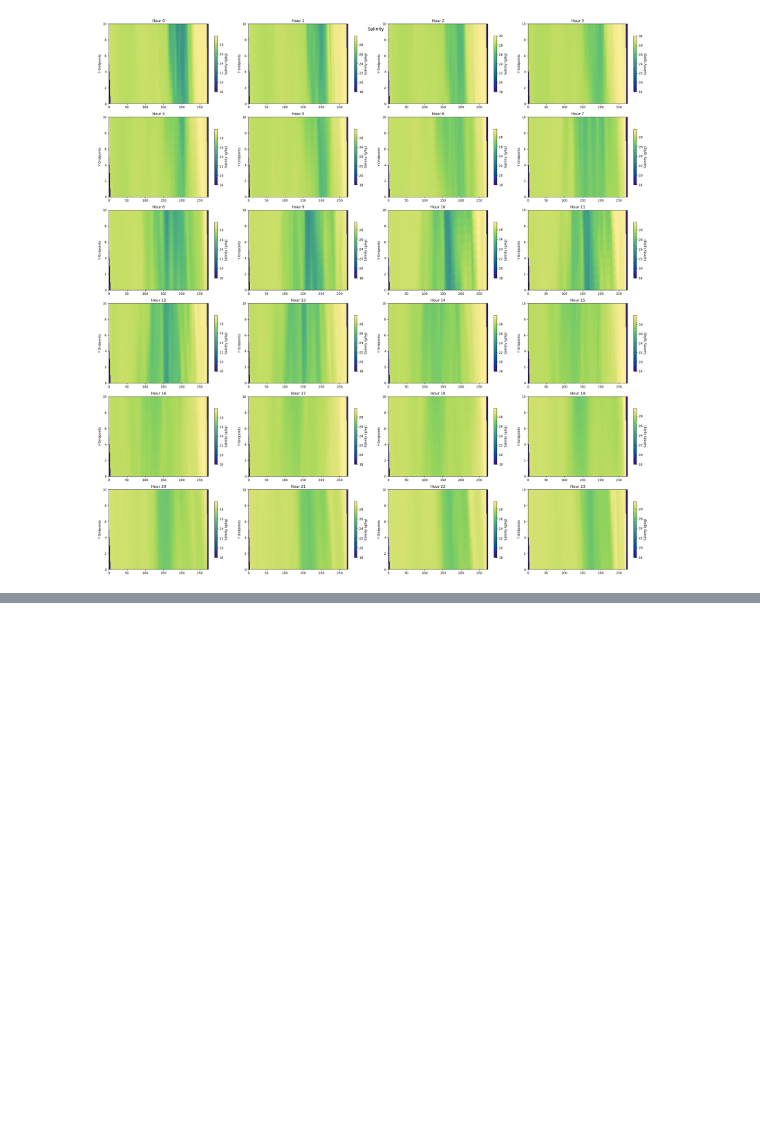
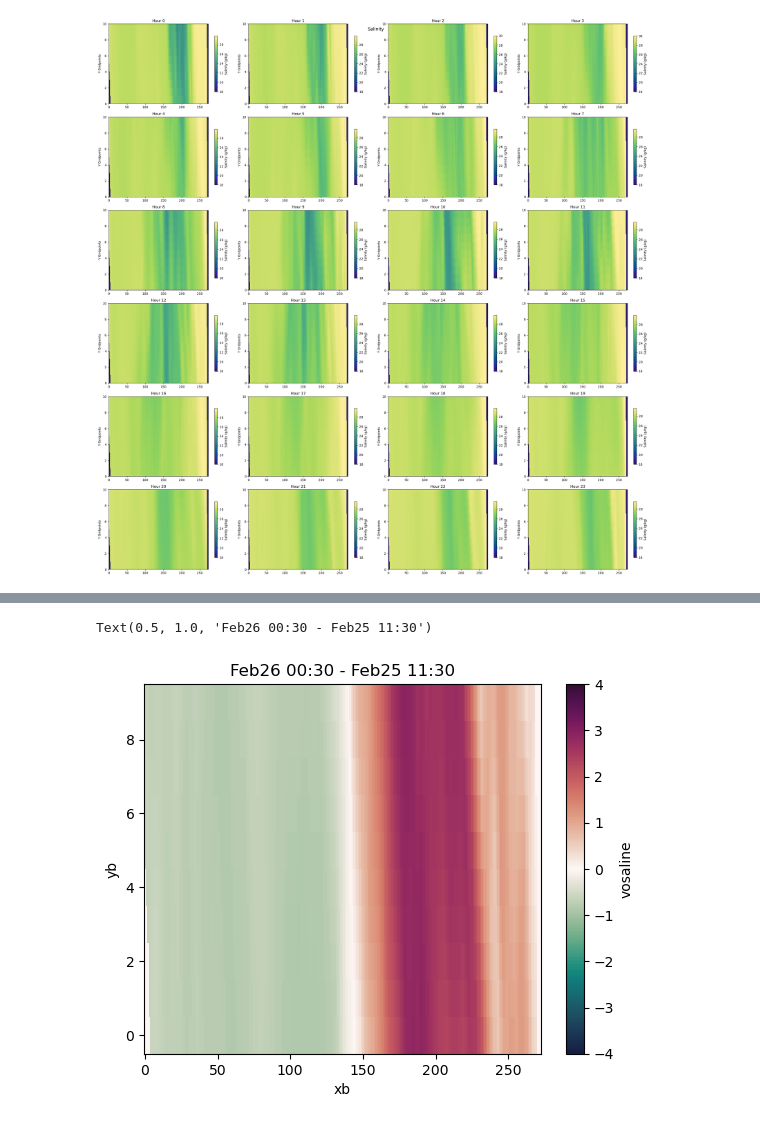
Before and after one commit to SalishSeaCast/analysis-camryn, a Jupyter notebook: notebooks/oae/CheckFeb25_Boundary.ipynb, the cells around one changed output, grey strips where cells are left out. Saved outputs shown, nothing was run; the diff lists cells and outputs as text; code cells hidden in the pictures; blank space fills up the shorter version.

```diff
--- a/notebooks/oae/CheckFeb25_Boundary.ipynb
+++ b/notebooks/oae/CheckFeb25_Boundary.ipynb
@@ -60,0 +90,6 @@ Text(0.5, 1.0, '23:30 - 00:30')
+# %%
+(BoundaryFile_Feb26.vosaline[0,0]-BoundaryFile.vosaline[23,0]).plot(cmap = cm.cm.curl,vmin=-4,vmax=4)
+plt.title('Feb26 00:30 - Feb25 11:30')
+# %% [output]
+Text(0.5, 1.0, 'Feb26 00:30 - Feb25 11:30')
+[figure, added]
```
Also changed, not shown: parts of 6 cells of this notebook.
